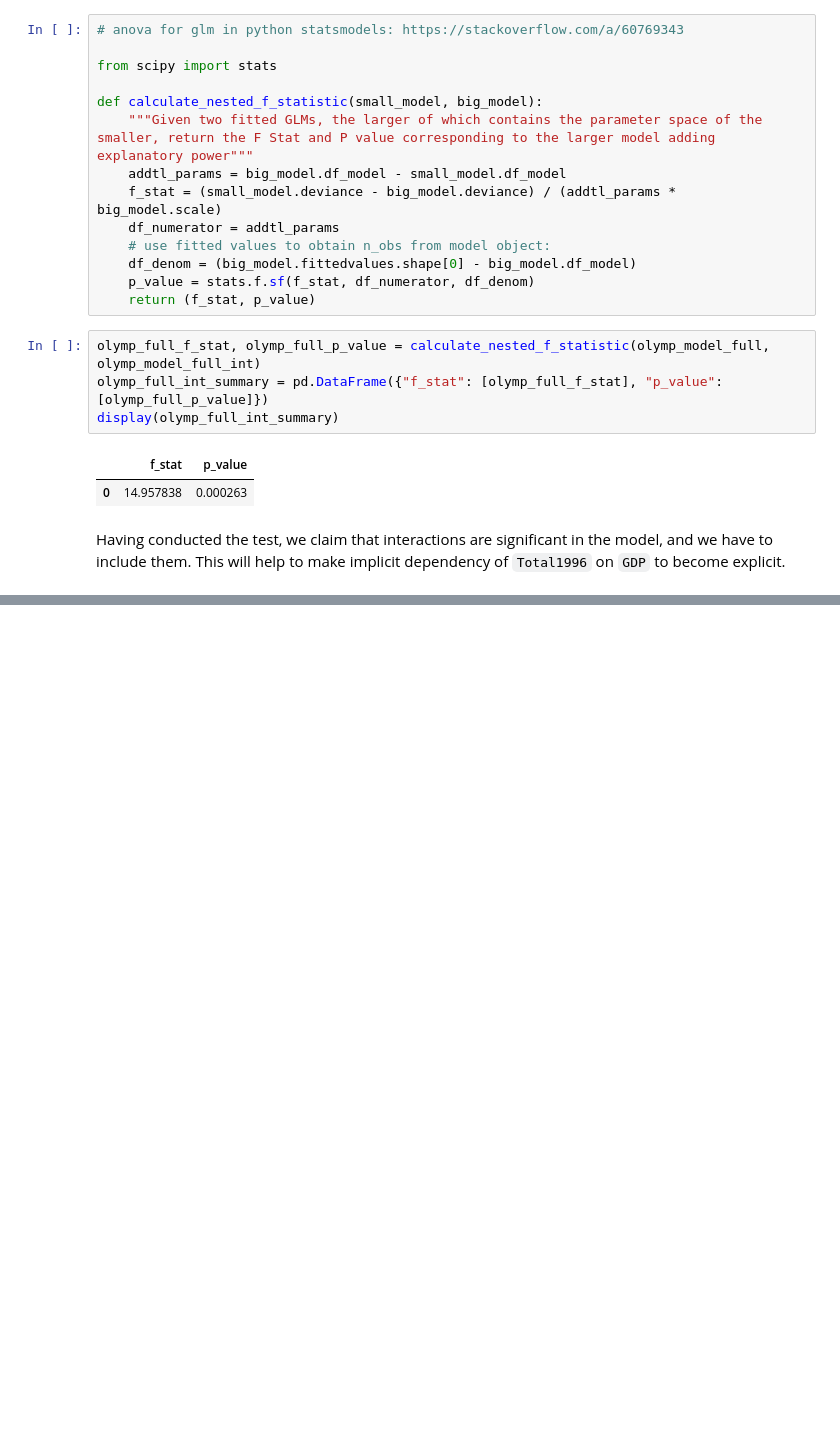
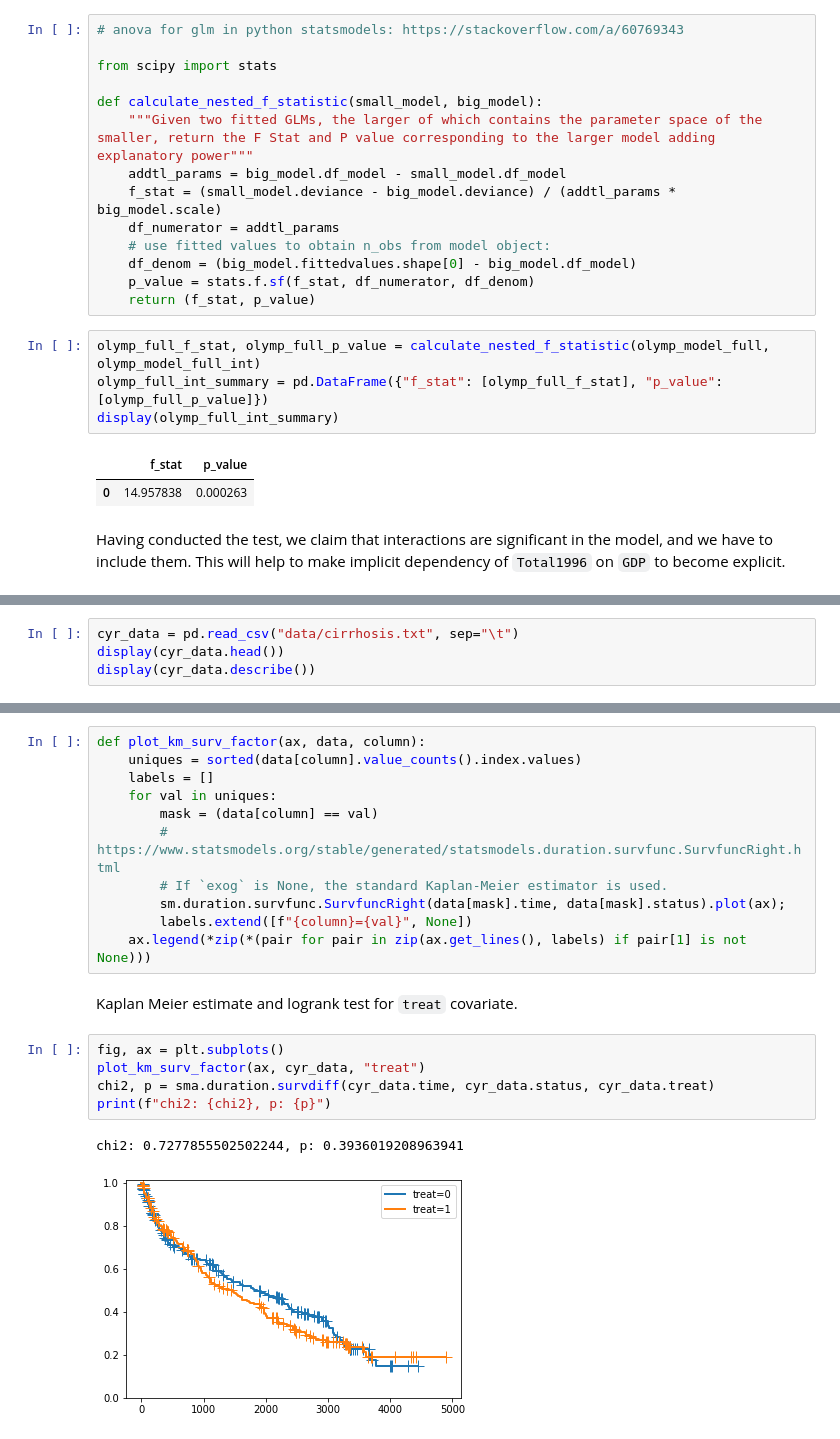
Before and after one commit to vindex10/sma-assignments, a Jupyter notebook: assignment2/assignment-2.ipynb, the cells around one changed output, grey strips where cells are left out. Cells and saved outputs as stored; diff of their text form; blank space fills up the shorter version.

```diff
--- a/assignment2/assignment-2.ipynb
+++ b/assignment2/assignment-2.ipynb
@@ -317,0 +320,4 @@ Having conducted the test, we claim that interactions are significant in the mod
+# %%
+cyr_data = pd.read_csv("data/cirrhosis.txt", sep="\t")
+display(cyr_data.head())
+display(cyr_data.describe())
@@ -317,0 +340,21 @@ Having conducted the test, we claim that interactions are significant in the mod
+# %%
+def plot_km_surv_factor(ax, data, column):
+    uniques = sorted(data[column].value_counts().index.values)
+    labels = []
+    for val in uniques:
+        mask = (data[column] == val)
+        # https://www.statsmodels.org/stable/generated/statsmodels.duration.survfunc.SurvfuncRight.html
+        # If `exog` is None, the standard Kaplan-Meier estimator is used.
+        sm.duration.survfunc.SurvfuncRight(data[mask].time, data[mask].status).plot(ax);
+        labels.extend([f"{column}={val}", None])
+    ax.legend(*zip(*(pair for pair in zip(ax.get_lines(), labels) if pair[1] is not None)))
+# %% [markdown]
+Kaplan Meier estimate and logrank test for `treat` covariate.
+# %%
+fig, ax = plt.subplots()
+plot_km_surv_factor(ax, cyr_data, "treat")
+chi2, p = sma.duration.survdiff(cyr_data.time, cyr_data.status, cyr_data.treat)
+print(f"chi2: {chi2}, p: {p}")
+# %% [output]
+chi2: 0.7277855502502244, p: 0.3936019208963941
+[figure, added]
```
Also changed, not shown: parts of 29 cells of this notebook, 2 other files.
